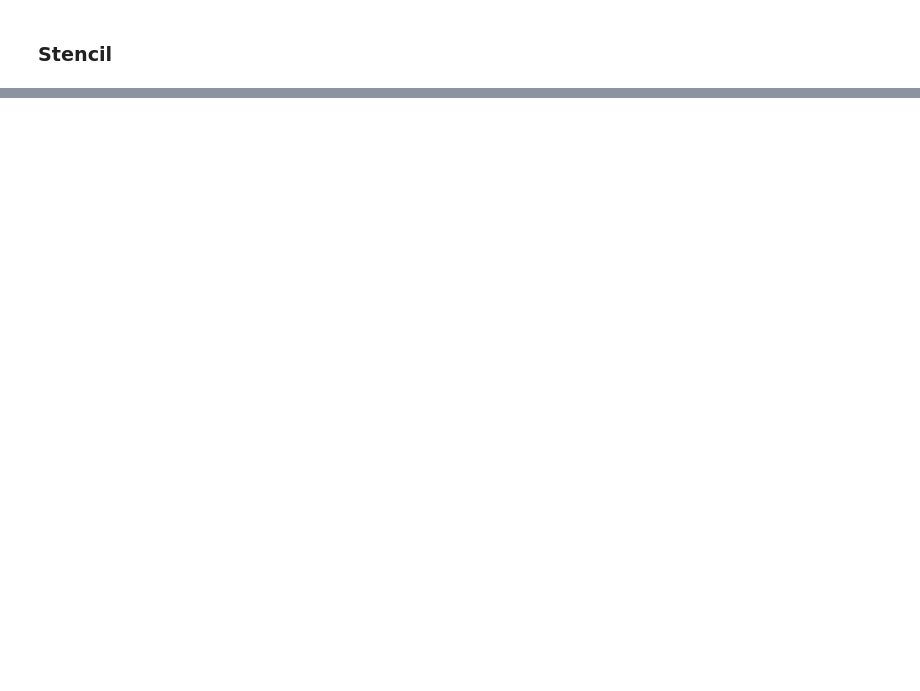
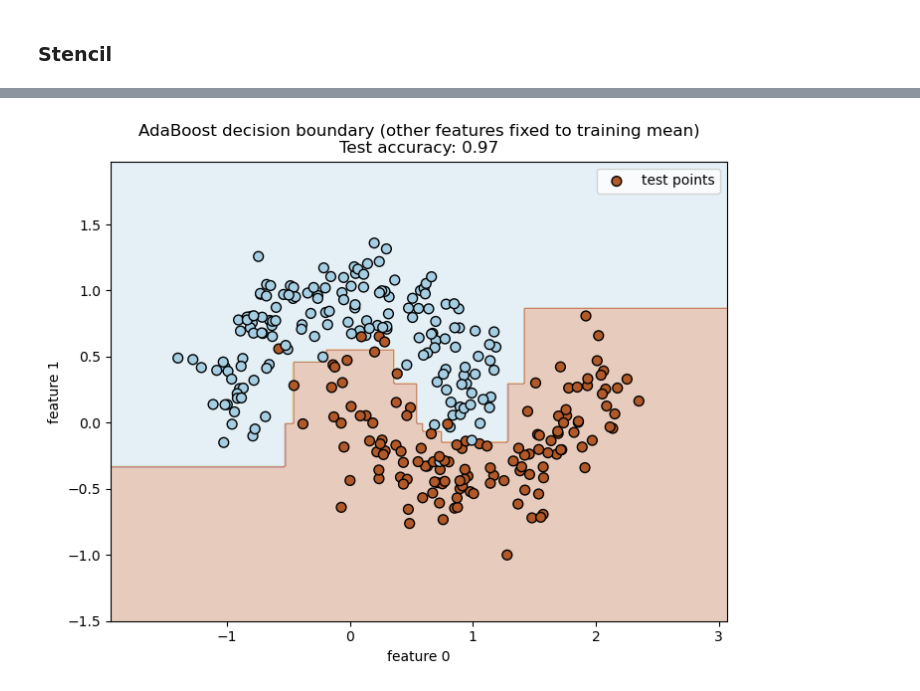
Before and after one commit to pgundral/ada-boost, a Jupyter notebook: src/pranav.ipynb, the cells around one changed output, grey strips where cells are left out. Cells and saved outputs as stored; diff of their text form; code cells hidden in the pictures; blank space fills up the shorter version.

```diff
--- a/src/pranav.ipynb
+++ b/src/pranav.ipynb
@@ -227,0 +280,40 @@ class AdaBoost(object):
+# %%
+import numpy as np
+import pandas as pd
+import matplotlib.pyplot as plt
+
+# fit classifier
+clf = AdaBoostClassifier()
+clf.fit(X_train, y_train)
+
+# choose two features to visualize (0 and 1)
+x_idx, y_idx = 0, 1
+
+# mesh for plotting (cover both train and test ranges)
+xmin = np.min(np.r_[X_train[:, x_idx], X_test[:, x_idx]]) - 0.5
+xmax = np.max(np.r_[X_train[:, x_idx], X_test[:, x_idx]]) + 0.5
+ymin = np.min(np.r_[X_train[:, y_idx], X_test[:, y_idx]]) - 0.5
+ymax = np.max(np.r_[X_train[:, y_idx], X_test[:, y_idx]]) + 0.5
+xx, yy = np.meshgrid(np.linspace(xmin, xmax, 300), np.linspace(ymin, ymax, 300))
+
+# build full-dimensional grid points by fixing other features at their training mean
+mean_features = np.mean(X_train, axis=0)
+grid2d = np.c_[xx.ravel(), yy.ravel()]
+n_pts = grid2d.shape[0]
+full_grid = np.tile(mean_features, (n_pts, 1))
+full_grid[:, x_idx] = grid2d[:, 0]
+full_grid[:, y_idx] = grid2d[:, 1]
+
+# predict on the grid and plot
+Z = clf.predict(full_grid).reshape(xx.shape)
+
+plt.figure(figsize=(8,6))
+plt.contourf(xx, yy, Z, alpha=0.3, cmap=plt.cm.Paired)
+plt.scatter(X_test[:, x_idx], X_test[:, y_idx], c=y_test, cmap=plt.cm.Paired, edgecolor='k', s=50, label='test points')
+plt.xlabel(f'feature {x_idx}')
+plt.ylabel(f'feature {y_idx}')
+plt.title(f'AdaBoost decision boundary (other features fixed to training mean)\nTest accuracy: {clf.score(X_test, y_test):.2f}')
+plt.legend()
+plt.show()
+# %% [output]
+[figure, added]
```
Also changed, not shown: parts of 6 cells of this notebook.
